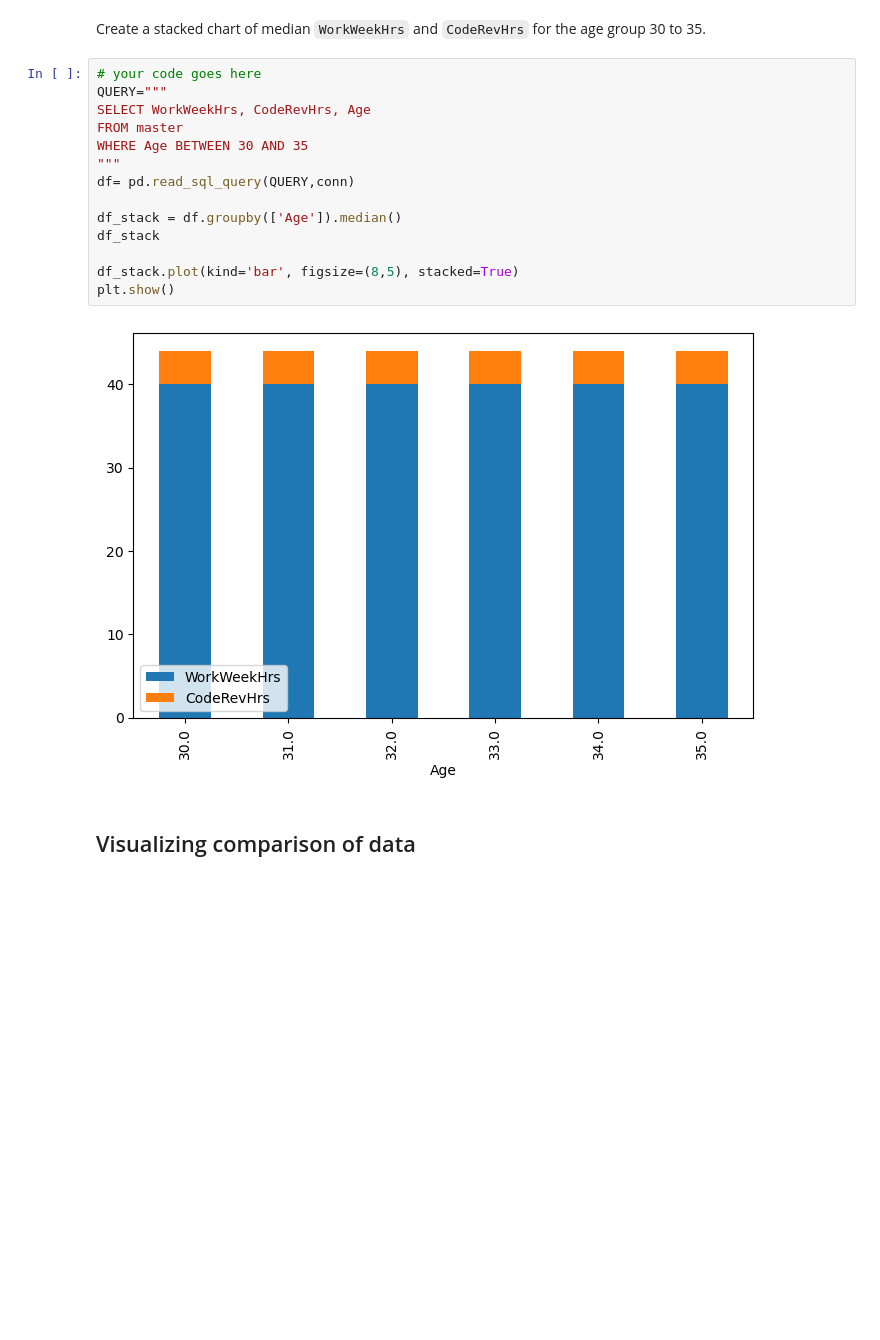
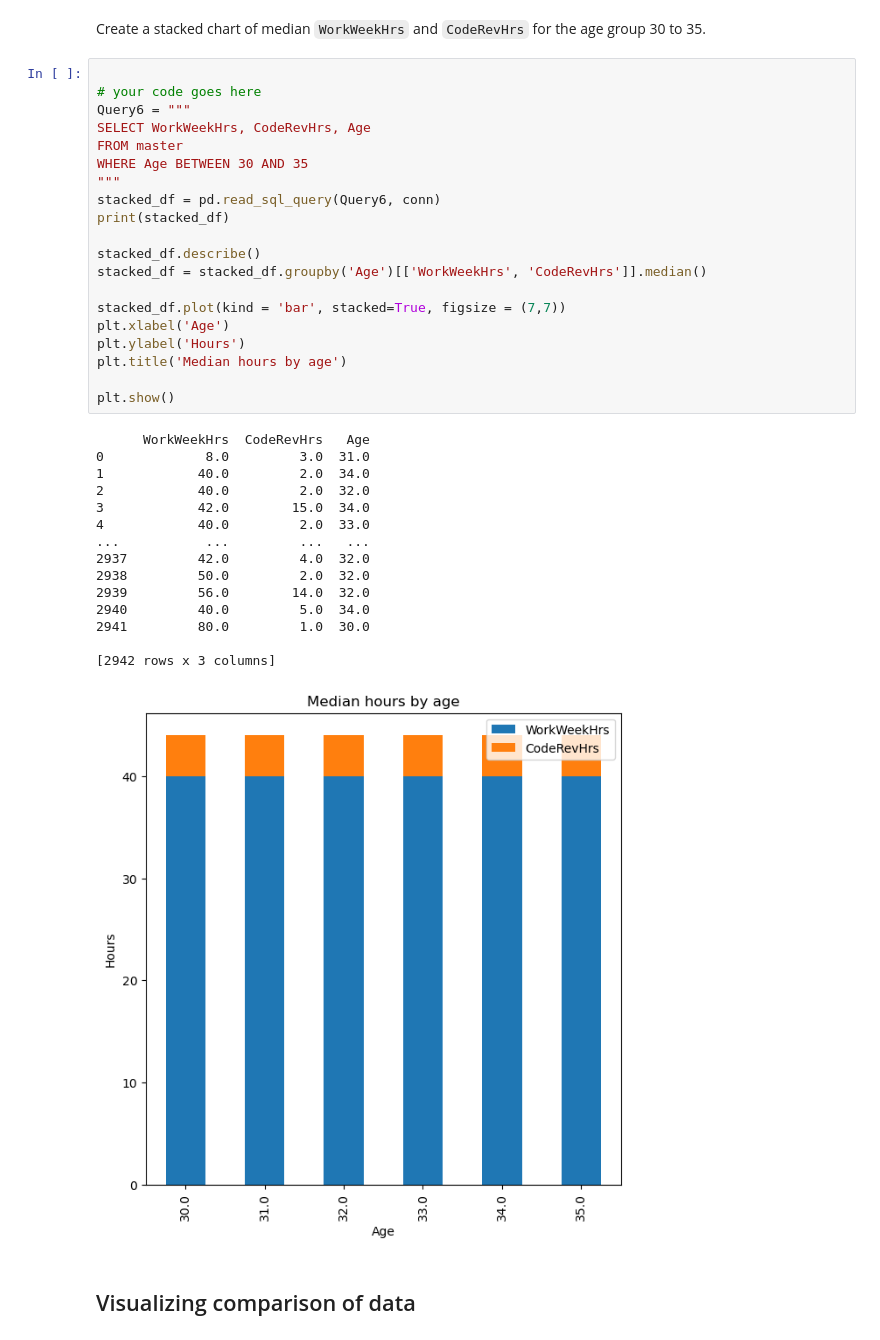
Before and after one commit to Miscaro123/Project, a Jupyter notebook: M4DataVisualization-lab (1).ipynb, the cells around one changed output. Drawn from its saved outputs; the diff is of its cells as text; blank space fills up the shorter version.

```diff
--- a/M4DataVisualization-lab (1).ipynb
+++ b/M4DataVisualization-lab (1).ipynb
@@ -288,21 +289,41 @@ plt.show()
 # %% [markdown]
 Create a stacked chart of median `WorkWeekHrs` and `CodeRevHrs` for the age group 30 to 35.
 # %%
+
 # your code goes here
-QUERY="""
+Query6 = """
 SELECT WorkWeekHrs, CodeRevHrs, Age
 FROM master
 WHERE Age BETWEEN 30 AND 35
 """
-df= pd.read_sql_query(QUERY,conn)
+stacked_df = pd.read_sql_query(Query6, conn)
+print(stacked_df)
 
-df_stack = df.groupby(['Age']).median()
-df_stack
+stacked_df.describe()
+stacked_df = stacked_df.groupby('Age')[['WorkWeekHrs', 'CodeRevHrs']].median()
 
-df_stack.plot(kind='bar', figsize=(8,5), stacked=True)
+stacked_df.plot(kind = 'bar', stacked=True, figsize = (7,7))
+plt.xlabel('Age')
+plt.ylabel('Hours')
+plt.title('Median hours by age')
+
 plt.show()
 # %% [output]
+      WorkWeekHrs  CodeRevHrs   Age
+0             8.0         3.0  31.0
+1            40.0         2.0  34.0
+2            40.0         2.0  32.0
+3            42.0        15.0  34.0
+4            40.0         2.0  33.0
+...           ...         ...   ...
+2937         42.0         4.0  32.0
+2938         50.0         2.0  32.0
+2939         56.0        14.0  32.0
+2940         40.0         5.0  34.0
+2941         80.0         1.0  30.0
+
+[2942 rows x 3 columns]
-[figure, old version]
+[figure, new version]
 # %% [markdown]
 ## Visualizing comparison of data
 # %% [markdown]
```
Also changed, not shown: parts of 5 cells of this notebook.
